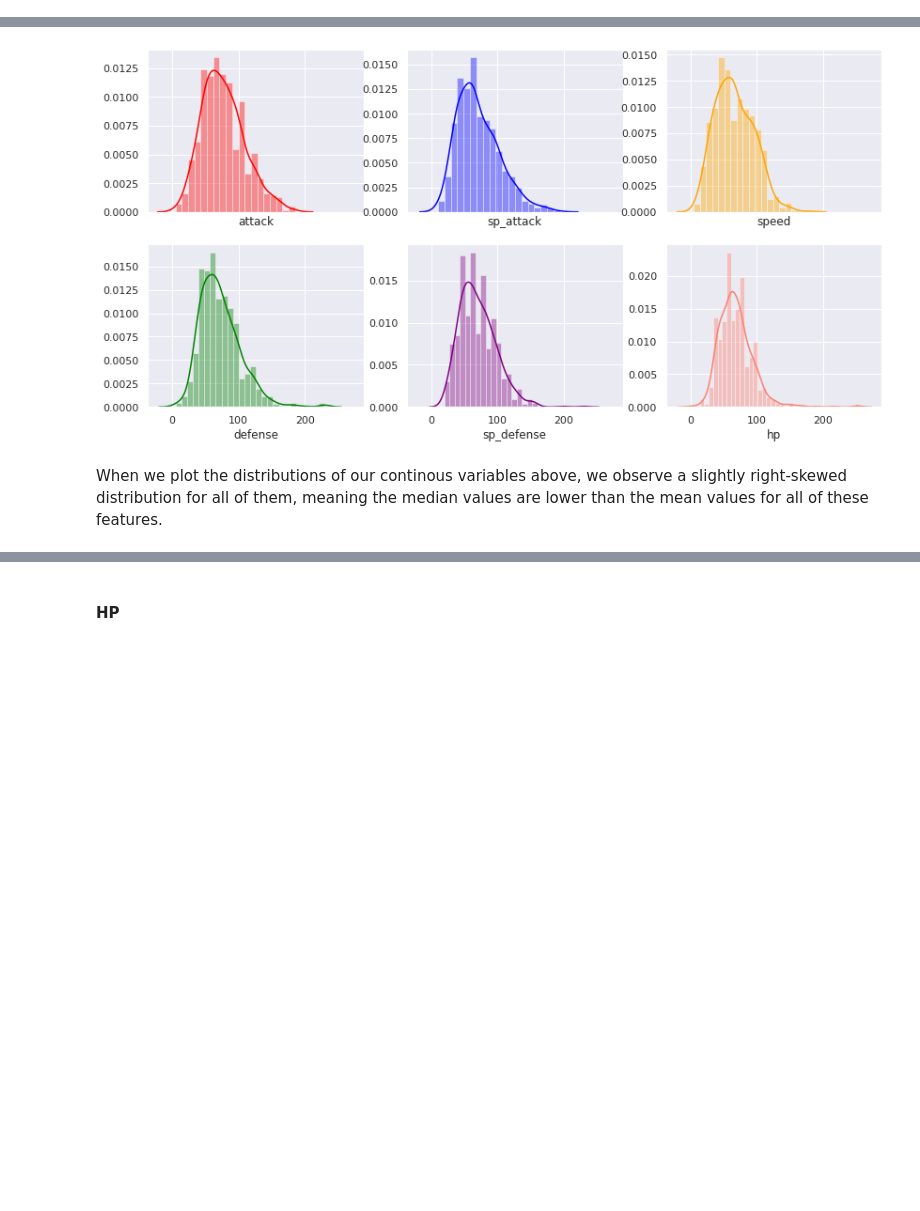
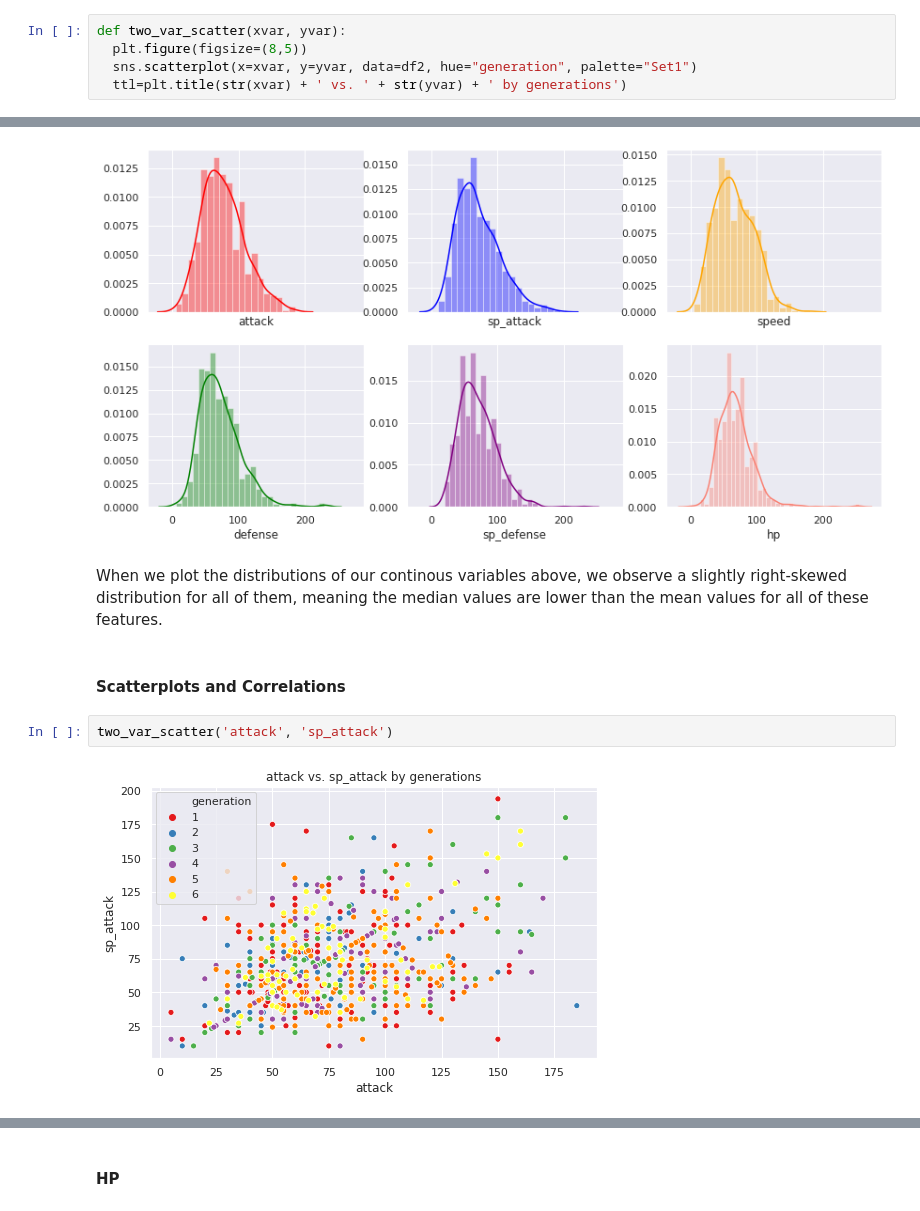
Before and after one commit to com-480-data-visualization/com-480-project-analaktycs, a Jupyter notebook: Milestone1_group2.ipynb, the cells around one changed output, grey strips where cells are left out. Saved outputs shown, nothing was run; the diff lists cells and outputs as text; blank space fills up the shorter version.

Commit message:
Added scatterplots and correlations

```diff
--- a/Milestone1_group2.ipynb
+++ b/Milestone1_group2.ipynb
@@ -549,6 +536,11 @@ def plot_sidebyside_hist(var):
   ax0.hist(x, n_bins, density=True, histtype='bar', color=colors, label=labels)
   ax0.legend(prop={'size': 12})
   ax0.set_title('generation-wise ' + str(var) + ' distribution', fontsize=12)
+# %%
+def two_var_scatter(xvar, yvar):
+  plt.figure(figsize=(8,5))
+  sns.scatterplot(x=xvar, y=yvar, data=df2, hue="generation", palette="Set1")
+  ttl=plt.title(str(xvar) + ' vs. ' + str(yvar) + ' by generations')
 # %%
 # Overlook of features attack, sp_attack, speed, defense, sp_defense, and hp for all generations
 f, axes = plt.subplots(2, 3, figsize=(14, 7), sharex=True)
@@ -562,3 +554,9 @@ sns.distplot( df['hp'] , color="salmon", ax=axes[1, 2]);
 [figure]
 # %% [markdown]
 When we plot the distributions of our continous variables above, we observe a slightly right-skewed distribution for all of them, meaning the median values are lower than the mean values for all of these features.
+# %% [markdown]
+#### Scatterplots and Correlations
+# %%
+two_var_scatter('attack', 'sp_attack')
+# %% [output]
+[figure, added]
```
Also changed, not shown: parts of 11 cells of this notebook.
